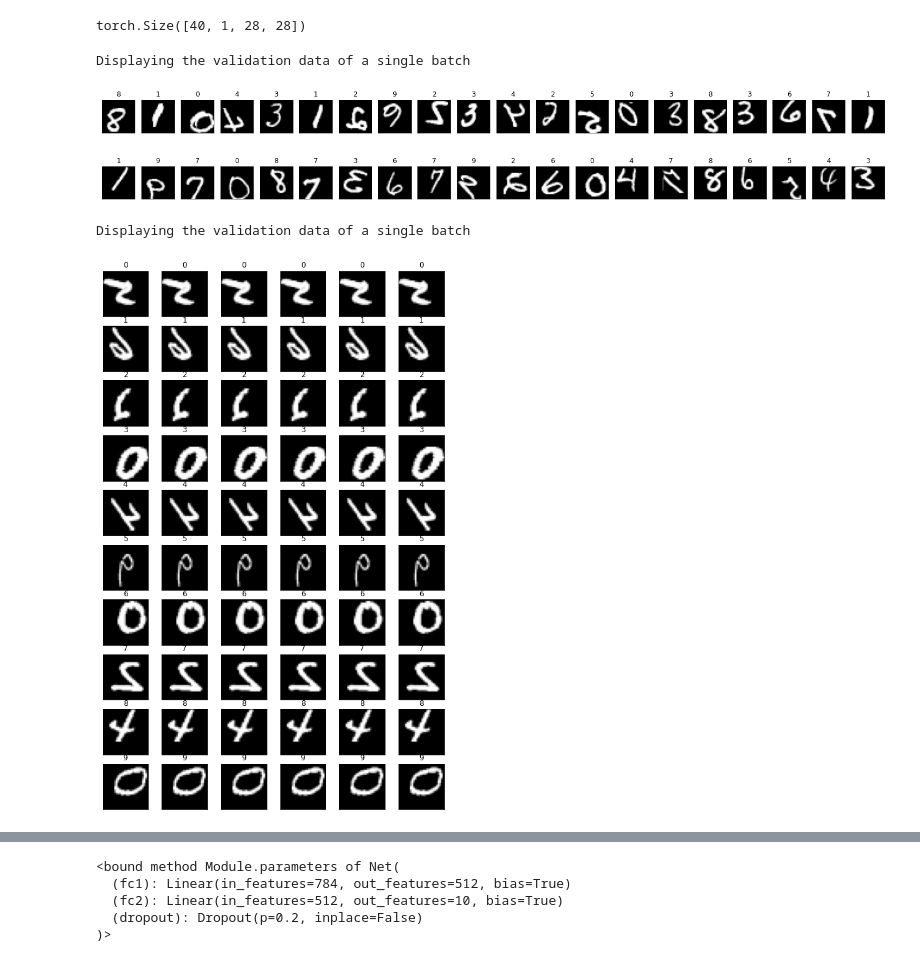
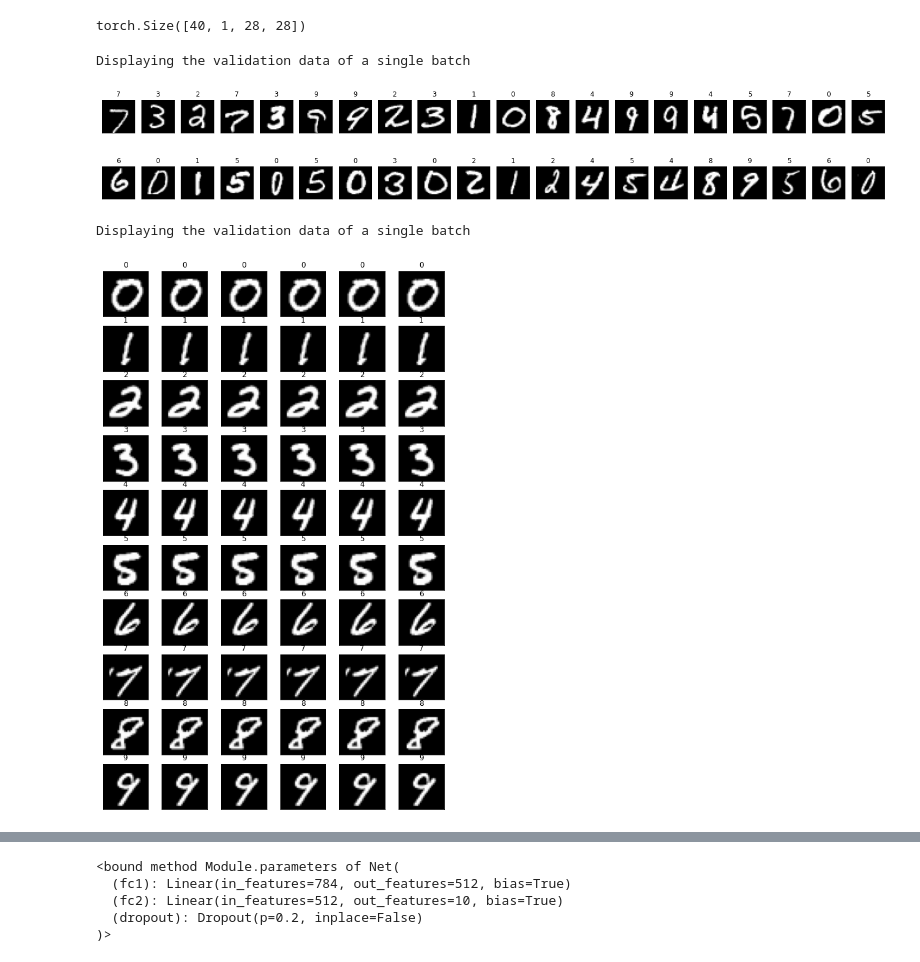
Before and after one commit to prabhupad26/100daysofML, a Jupyter notebook: MNIST_DATA_pytorch.ipynb, the cells around one changed output, grey strips where cells are left out. Drawn from its saved outputs; the diff is of its cells as text; code cells hidden in the pictures.

```diff
--- a/MNIST_DATA_pytorch.ipynb
+++ b/MNIST_DATA_pytorch.ipynb
@@ -14,14 +15,14 @@ from torch.optim.lr_scheduler import StepLR
 # %%
 train_transform = [transforms.ToTensor(), transforms.Normalize((0.1307,), (0.3081,))]
-valid_transform = [transforms.RandomCrop(28, padding=4),transforms.RandomHorizontalFlip(),
-                  transforms.ToTensor(), transforms.Normalize((0.1307,), (0.3081,))]
+# valid_transform = [transforms.RandomCrop(28, padding=4),transforms.RandomHorizontalFlip(),
+#                   transforms.ToTensor(), transforms.Normalize((0.1307,), (0.3081,))]
 
 train_transform=transforms.Compose(train_transform)
-valid_transform=transforms.Compose(valid_transform)
+# valid_transform=transforms.Compose(valid_transform)
 
 num_workers = 0
 batch_size = 40
-train_data = datasets.MNIST(root='data', train= True, download=True, transform=valid_transform)
+train_data = datasets.MNIST(root='data', train= True, download=True, transform=train_transform)
 valid_data = datasets.MNIST(root='data', train= True, download=True, transform=train_transform)
 test_data = datasets.MNIST(root='data', train= False, download=True, transform=train_transform)
 # %%
@@ -51,11 +52,8 @@ img, lbl = dataiter.next()
 img.shape
 # %% [output]
 torch.Size([40, 1, 28, 28])
-# %%
-dataiter = iter(train_loader)
 # %%
 print('Displaying the validation data of a single batch')
-
 images , labels = dataiter.next()
 images = images.numpy()
 fig = plt.figure(figsize= (25,4))
@@ -65,5 +63,5 @@ for idx in np.arange(40):
     ax.set_title(str(labels[idx].item()))
 # %% [output]
 Displaying the validation data of a single batch
-[figure, old version]
+[figure, new version]
 # %%
@@ -98,18 +95,16 @@ for img,lbl in dataiter:
 # %%
 print('Displaying the validation data of a single batch')
-images , labels = dataiter.next()
-images = images.numpy()
 fig = plt.figure(figsize= (10,16))
 count=1
 for digit in range(10):
     plot_complete = False
     for num_digit in range(6):
         ax = fig.add_subplot(10, 6, count, xticks= [], yticks= [])
         ax.imshow(np.squeeze(a[digit]),cmap = 'gray')
         ax.set_title(str(digit))
         count+=1
 # %% [output]
 Displaying the validation data of a single batch
-[figure, old version]
+[figure, new version]
 # %%
 img = np.squeeze(images[2])
```
Also changed, not shown: parts of 31 cells of this notebook.
